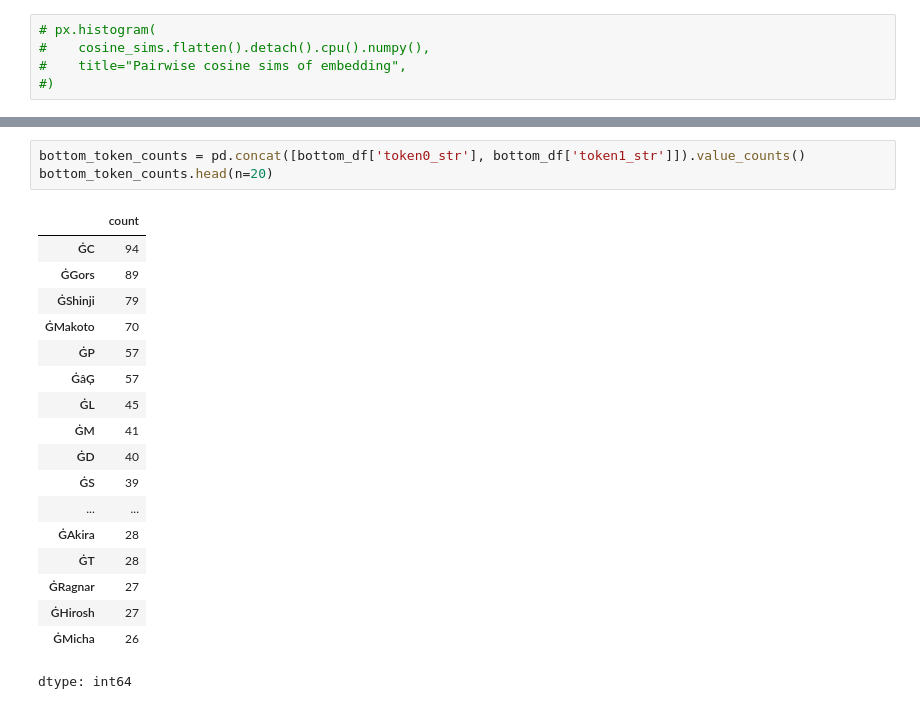
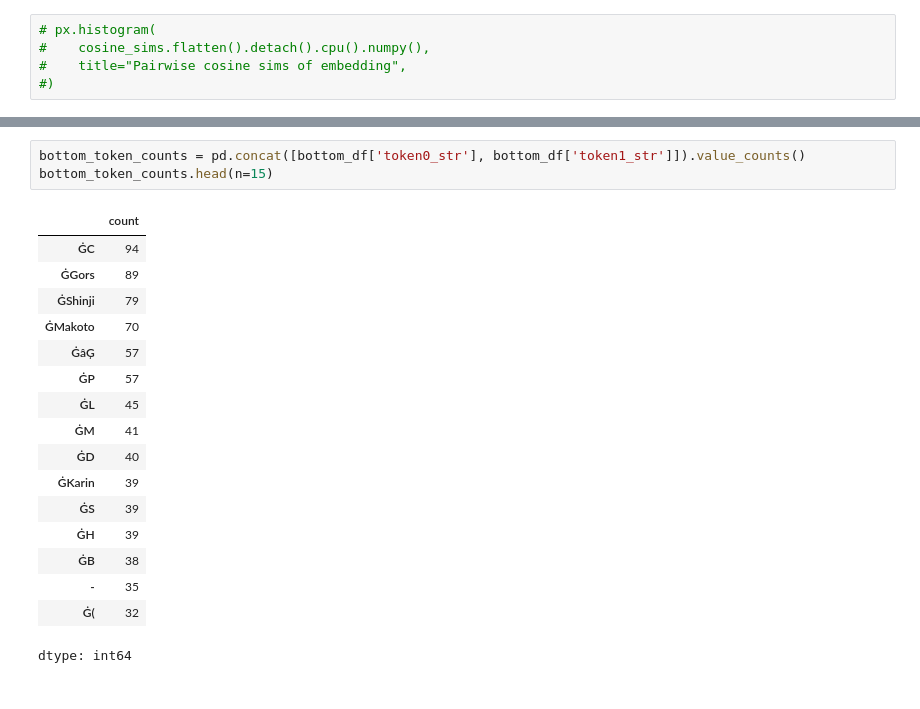
Before and after one commit to gg2001/transformer-circuits, a Jupyter notebook: puzzles/1.ipynb, the cells around one changed output, grey strips where cells are left out. Cells and saved outputs as stored; diff of their text form.

```diff
--- a/puzzles/1.ipynb
+++ b/puzzles/1.ipynb
@@ -199,22 +273,21 @@ bottom_df.head(n=20)
 # %%
 bottom_token_counts = pd.concat([bottom_df['token0_str'], bottom_df['token1_str']]).value_counts()
-bottom_token_counts.head(n=20)
+bottom_token_counts.head(n=15)
 # %% [output]
 |  | count |
 | ĠC | 94 |
 | ĠGors | 89 |
 | ĠShinji | 79 |
 | ĠMakoto | 70 |
+| ĠâĢ | 57 |
 | ĠP | 57 |
-| ĠâĢ | 57 |
 | ĠL | 45 |
 | ĠM | 41 |
 | ĠD | 40 |
+| ĠKarin | 39 |
 | ĠS | 39 |
-| ... | ... |
-| ĠAkira | 28 |
-| ĠT | 28 |
-| ĠRagnar | 27 |
-| ĠHirosh | 27 |
-| ĠMicha | 26 |
+| ĠH | 39 |
+| ĠB | 38 |
+| - | 35 |
+| Ġ( | 32 |
 dtype: int64
```
Also changed, not shown: parts of 14 cells of this notebook.
